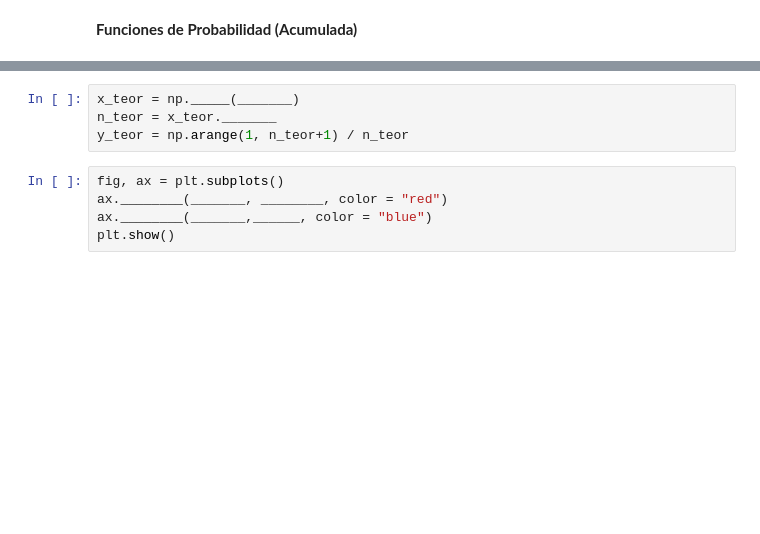
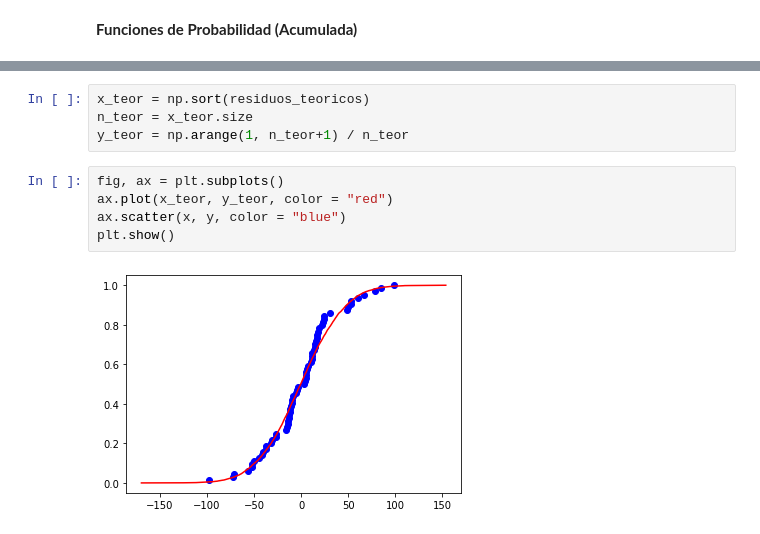
Before and after one commit to JuanAcevedoEcon/Advanced-Econometrics-MSc-, a Jupyter notebook: 1. Ordinary Least Squares (OLS)/(4) Supuestos Error MCO.ipynb, the cells around one changed output, grey strips where cells are left out. Cells and saved outputs as stored; diff of their text form; blank space fills up the shorter version.

```diff
--- a/1. Ordinary Least Squares (OLS)/(4) Supuestos Error MCO.ipynb
+++ b/1. Ordinary Least Squares (OLS)/(4) Supuestos Error MCO.ipynb
@@ -210,10 +233,12 @@ scale = np.______(______),
 size = 10000)
 # %%
-x_teor = np._____(_______)
-n_teor = x_teor._______
+x_teor = np.sort(residuos_teoricos)
+n_teor = x_teor.size
 y_teor = np.arange(1, n_teor+1) / n_teor
 # %%
 fig, ax = plt.subplots()
-ax.________(_______, ________, color = "red")
-ax.________(_______,______, color = "blue")
+ax.plot(x_teor, y_teor, color = "red")
+ax.scatter(x, y, color = "blue")
 plt.show()
+# %% [output]
+[figure, added]
```
Also changed, not shown: parts of 10 cells of this notebook, 1 other file.
